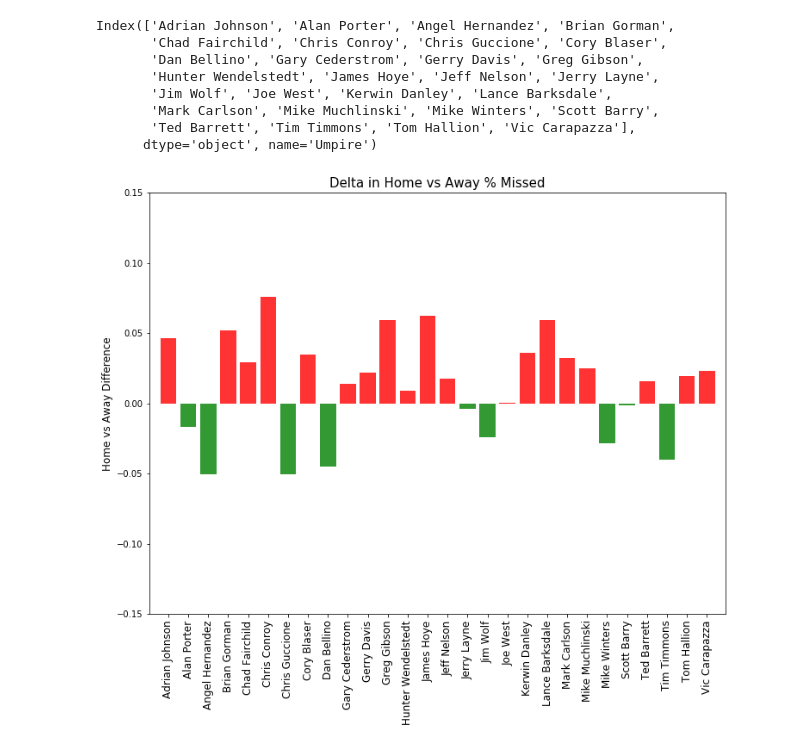
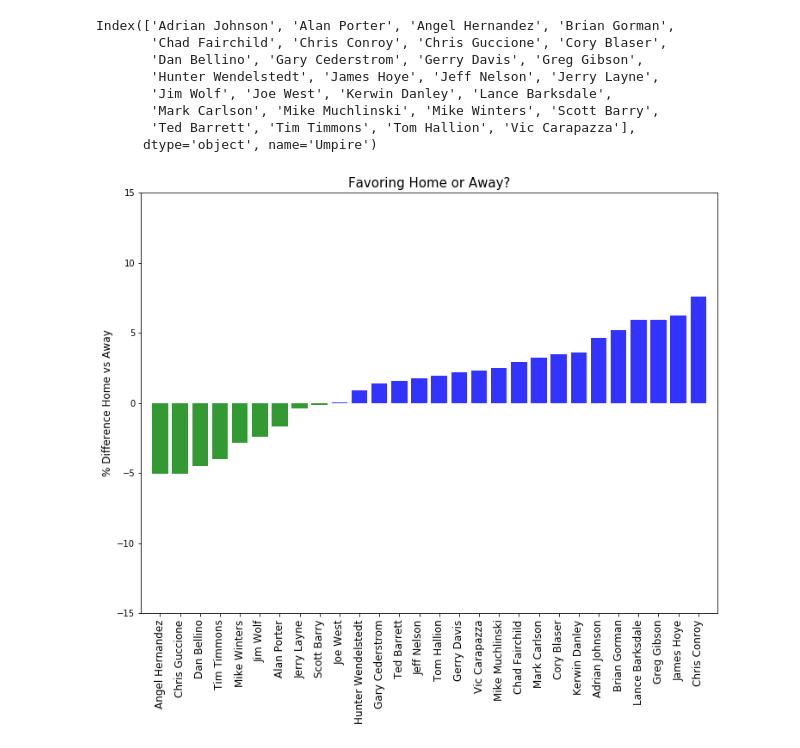
Before and after one commit to ForrestMcDougal/MLB-Postseason-Umpire-Analysis, a Jupyter notebook: Home_Away_Delta.ipynb, the cells around one changed output. Drawn from its saved outputs; the diff is of its cells as text; code cells hidden in the pictures.

Commit message:
final bar chart by umpire missed calls and png

```diff
--- a/Home_Away_Delta.ipynb
+++ b/Home_Away_Delta.ipynb
@@ -82,12 +82,14 @@ all_data['Total Aways'] = total_aways
 
 all_data['Total Homes'] = all_data['Game_ID'] - all_data['Total Aways']
 
-all_data['% Missed Home'] = all_data['Missed_Home'] / all_data['Total Homes']
+all_data['% Missed Home'] = (all_data['Missed_Home'] / all_data['Total Homes'])*100
 
-all_data['% Missed Away'] = all_data['Missed_Away'] / all_data['Total Aways']
+all_data['% Missed Away'] = (all_data['Missed_Away'] / all_data['Total Aways'])*100
 
 all_data['Home/Away Delta'] = all_data['% Missed Home'] - all_data['% Missed Away']
 
+all_data.sort_values(by=['Home/Away Delta'], inplace=True)
+
 all_data.head()
 # %% [output]
 |  | Game_ID | Missed_Away | Missed_Home | Total Aways | Total Homes | % Missed Home | % Missed Away | ... |
@@ -123,35 +125,35 @@ plt.rcParams["figure.figsize"] = fig_size
 
 #Number of x positions for chart
 y_pos = np.arange(len(all_data.index))
 
 #Values to plot
 plot_vals = all_data['Home/Away Delta']
 
 #Create colors based on value of change
 bar_colors = []
 
 for number in plot_vals:
     if number <= 0:
         bar_colors.append('g')
     else:
-        bar_colors.append('r')
+        bar_colors.append('b')
 
 #Create bar graph container
 plt.bar(y_pos, plot_vals, align='center', alpha=0.8,color=bar_colors)
 
 #Formatting and labeling
 plt.xticks(y_pos, all_data.index, rotation='vertical')
-plt.ylabel('Home vs Away Difference',fontsize=12)
-plt.title('Delta in Home vs Away % Missed',fontsize=15)
+plt.ylabel('% Difference Home vs Away',fontsize=12)
+plt.title('Favoring Home or Away?',fontsize=15)
 plt.tick_params(axis='x',labelsize=12)
 
 # plt.xticks(x_pos, xlabels, rotation='vertical')
 # plt.ylabel('% Calls Missed',fontsize=12)
 # plt.title('Calls Missed as % of Total Calls',fontsize=15)
 # plt.tick_params(axis='x',labelsize=12)
 plt.margins(0.02)
-plt.ylim(-0.15,0.15)
+plt.ylim(-15,15)
 
 plt.savefig("Home_Away_Deltas.png", bbox_inches="tight")
 # %% [output]
-[figure, old version]
+[figure, new version]
```
Also changed, not shown: parts of 2 cells of this notebook, 2 other files.
